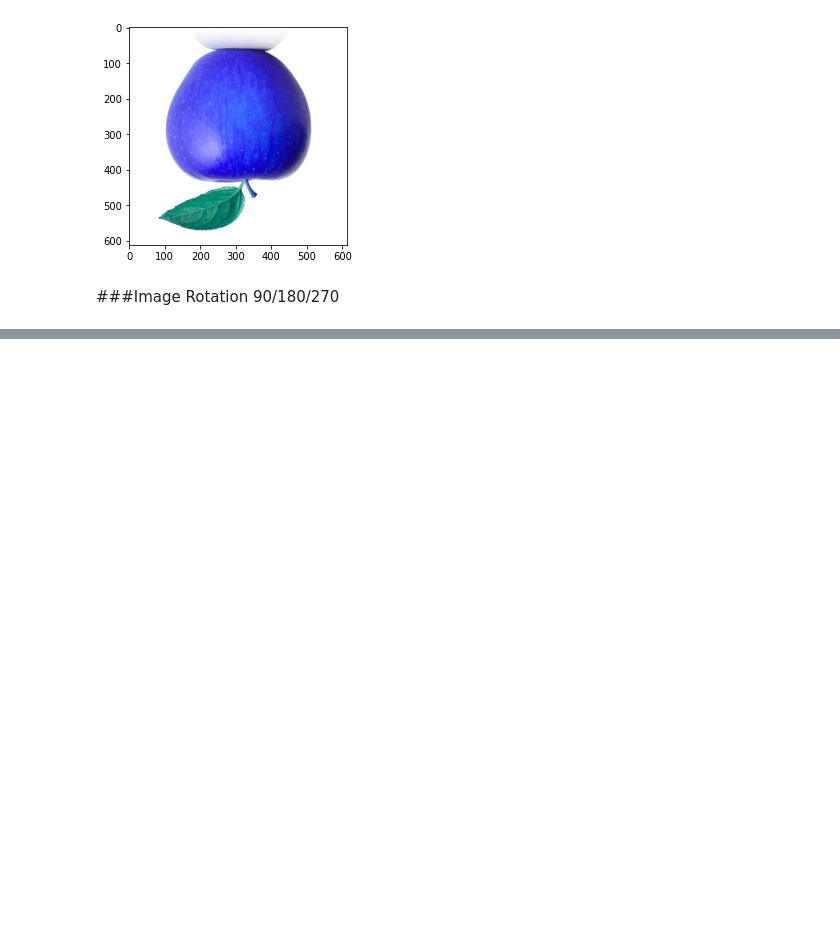
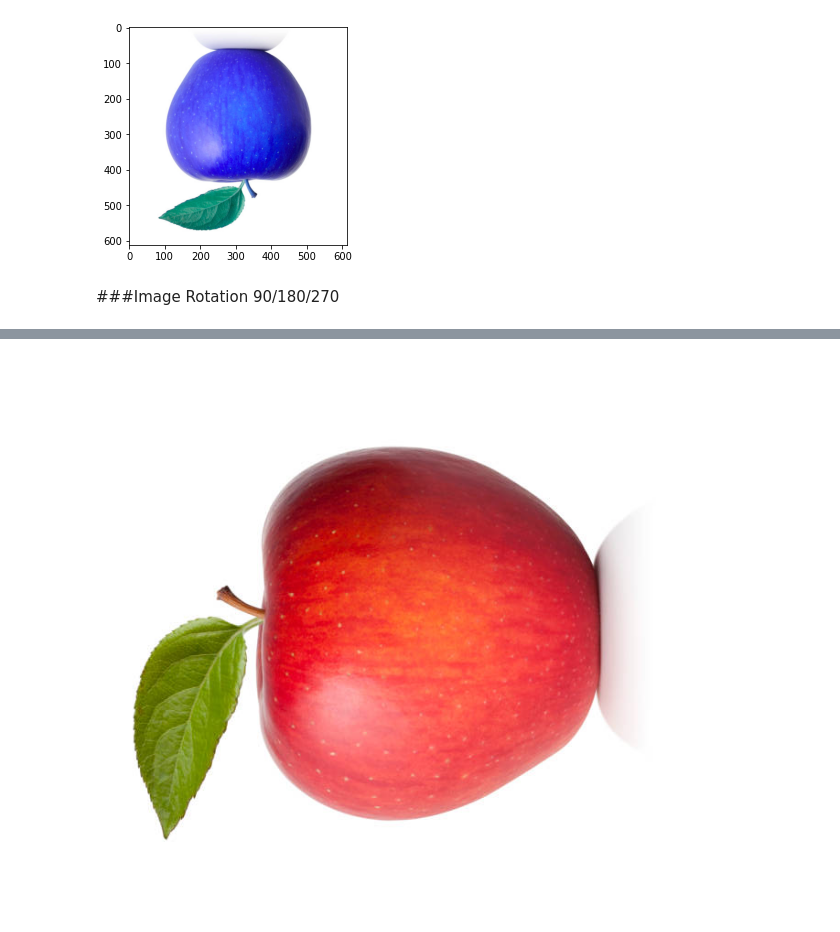
Before and after one commit to rahiakela/computer-vision-research-and-practice, a Jupyter notebook: deep-learning-patterns-and-practices/4-training-fundamentals/invariance_fundamentals.ipynb, the cells around one changed output, grey strips where cells are left out. Cells and saved outputs as stored; diff of their text form; code cells hidden in the pictures; blank space fills up the shorter version.

```diff
--- a/deep-learning-patterns-and-practices/4-training-fundamentals/invariance_fundamentals.ipynb
+++ b/deep-learning-patterns-and-practices/4-training-fundamentals/invariance_fundamentals.ipynb
@@ -163,0 +173,8 @@ plt.imshow(flip)
+# %%
+image = Image.open("apple.jpg")
+
+# Rotates the image 90 degrees
+rotate = image.transpose(Image.ROTATE_90)
+rotate
+# %% [output]
+[figure, added]
```
Also changed, not shown: parts of 22 cells of this notebook.
